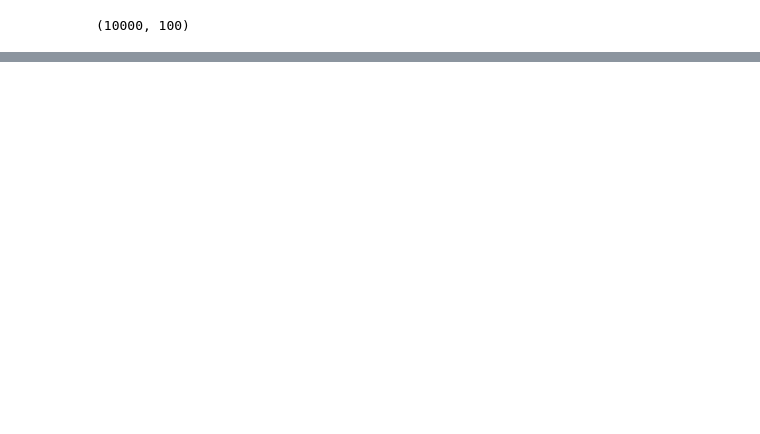
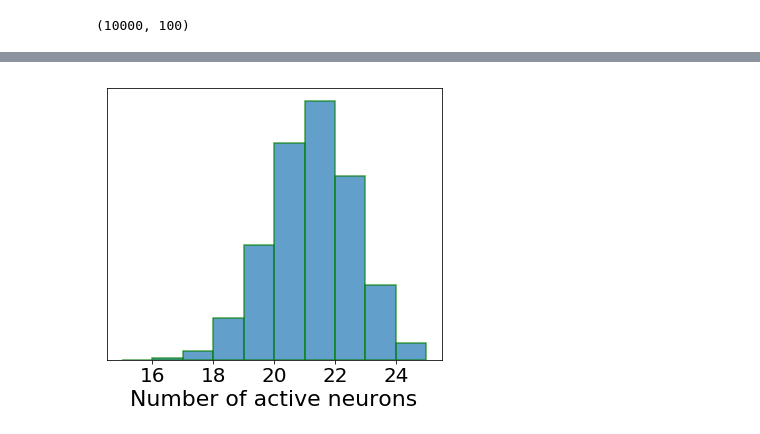
Before and after one commit to skezle/IBP_BNN, a Jupyter notebook: ddm/weight_pruning.ipynb, the cells around one changed output, grey strips where cells are left out. Cells and saved outputs as stored; diff of their text form; code cells hidden in the pictures; blank space fills up the shorter version.

```diff
--- a/ddm/weight_pruning.ipynb
+++ b/ddm/weight_pruning.ipynb
@@ -672,0 +702,13 @@ fig.show()
+# %%
+fig, ax = plt.subplots(1, 1, figsize=fig_size)
+plt.hist(np.sum(np.asarray(np.squeeze(Z[0] > 0.1)).astype(int), axis=1),
+         10, alpha=0.7, edgecolor='green', linewidth=1.5)
+#plt.yticks(fontsize=tick_size)
+#x_ticks = np.arange(5.0, 9.0, step=1.0)
+plt.xticks(fontsize=tick_size)
+plt.yticks([])
+plt.xlabel('Number of active neurons', fontsize=legend_size)
+plt.savefig('plots/weight_pruning_active_neurons_hist_cutoff_0.1.pdf', bbox_inches='tight')
+fig.show()
+# %% [output]
+[figure, added]
```
Also changed, not shown: parts of 4 cells of this notebook, 1 other file.
